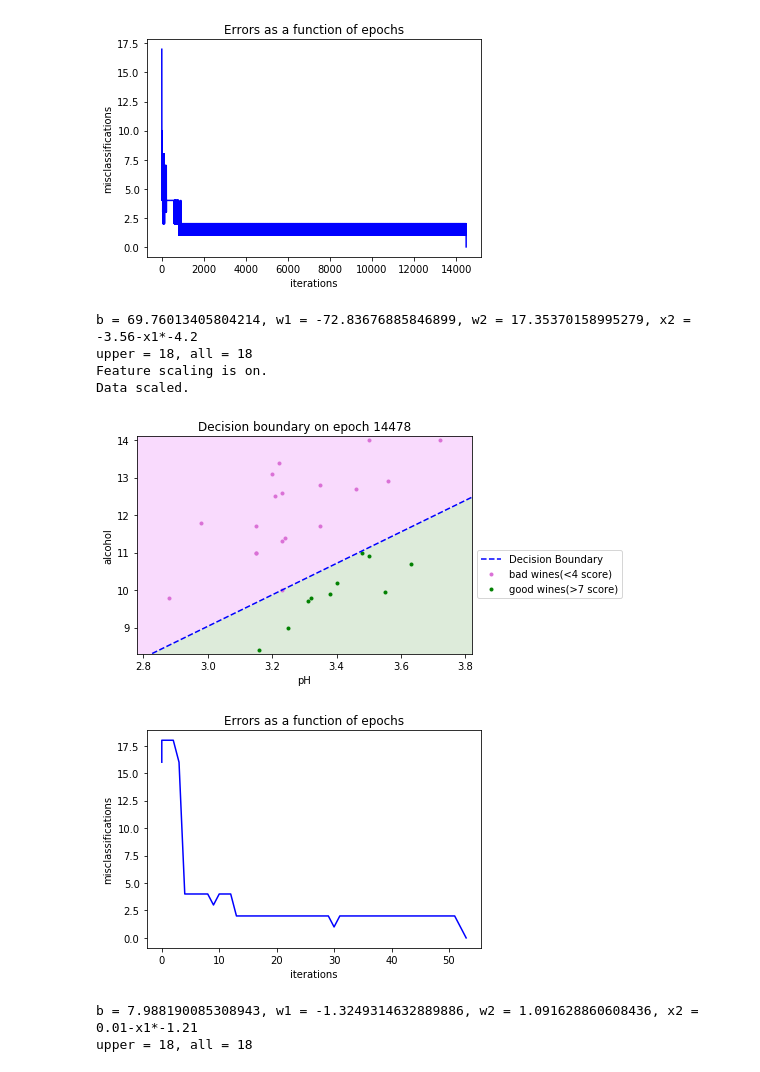
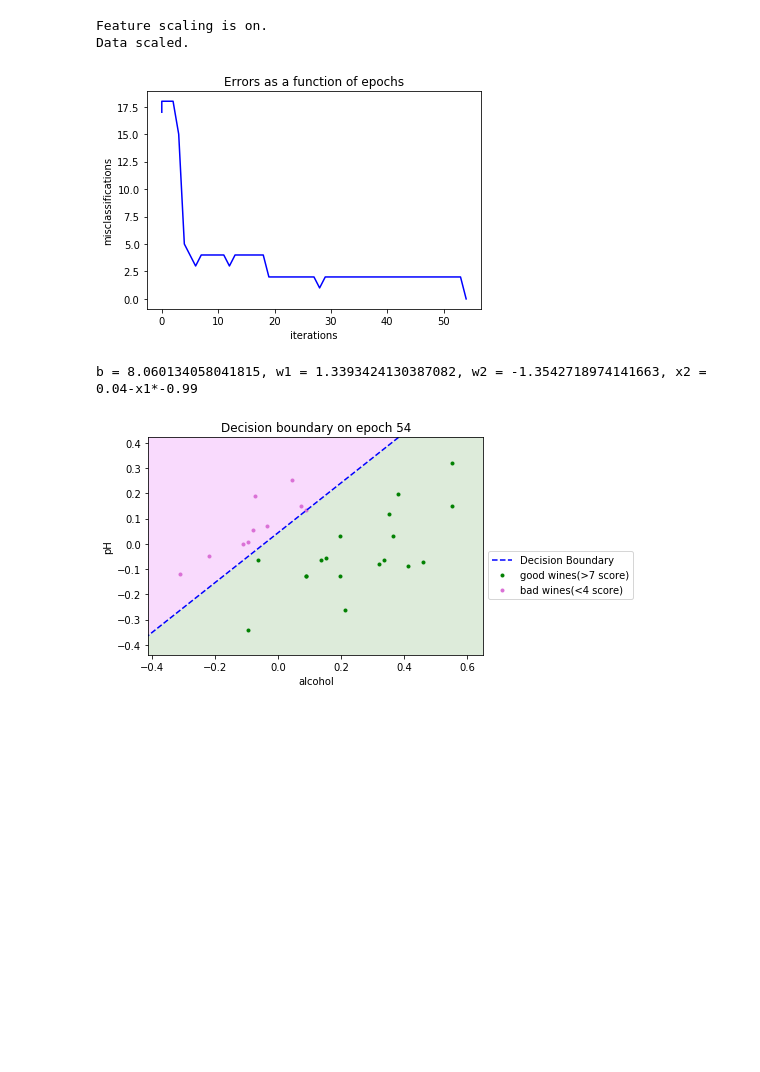
Before and after one commit to tsergien/sommelier, a Jupyter notebook: perceptron.ipynb, the cells around one changed output. Drawn from its saved outputs; the diff is of its cells as text; code cells hidden in the pictures; blank space fills up the shorter version.

Commit message:
colors fix + k fold training

```diff
--- a/perceptron.ipynb
+++ b/perceptron.ipynb
@@ -155,56 +155,51 @@ def plot_performance(performance, wine_data, good_thresh, bad_thresh, factors: l
     # count good dots and define how to fill the field
     right_color, left_color = green, pink
     upper_dots = 0
-    for xi, yi in zip(xg, yg):
+    for xi, yi in zip(xb, yb):
         if (good_thresh - b - w1 * xi) / w2 < yi:
             upper_dots += 1
-    print(f'upper = {upper_dots}, all = {len(xg)}')
-    if upper_dots > len(xg) / 2:
+    if upper_dots > len(xb) / 2:
         right_color, left_color = pink, green
 
 
     plt.fill_between(f1, f2, max(f1)+5, facecolor=right_color)
     plt.fill_between(f1, f2, min(f1)-5, facecolor=left_color)
-    plt.scatter(xg, yg, marker='.', c='orchid', label=f'bad wines(<{bad_thresh+1} score)')
-    plt.scatter(xb, yb, marker='.', c='green', label=f'good wines(>{good_thresh-1} score)')
+    plt.scatter(xg, yg, marker='.', c='green', label=f'good wines(>{good_thresh-1} score)')
+    plt.scatter(xb, yb, marker='.', c='orchid', label=f'bad wines(<{bad_thresh+1} score)')
     plt.title(f'Decision boundary on epoch {epoch}')
     plt.xlabel(factors[0])
     plt.ylabel(factors[1])
     plt.legend(loc='upper left', bbox_to_anchor=(1, 0.5))
     return
 
 def prepare_data_and_train(wine_data: pd.DataFrame, learning_rate, \
                            factors: list, wines_threshs: list, epochs: int):
     perceptron = Perceptron(wines_threshs[1], learning_rate, epochs)
     part = wine_data[(wine_data.quality <= wines_threshs[0]) | (wine_data.quality >= wines_threshs[1])]
     part.index = range(len(part))
     x = part[factors].values
     d = (part['quality'] >= wines_threshs[1]).astype(int)
     perceptron.train(x, d)
     plot_performance(perceptron.res, part, wines_threshs[1], wines_threshs[0], factors, perceptron.res[-1][0])
     return
 
 
 red_df = pd.read_csv("resources/winequality-red.csv", sep=";")
-prepare_data_and_train(red_df, 0.1, ['pH', 'alcohol'], [3, 8], 0)
+# prepare_data_and_train(red_df, 0.1, ['alcohol', 'pH'], [3, 8], 0)
 
 # feature scaling
 red_df = feature_scaling(red_df)
-prepare_data_and_train(red_df, 0.1, ['pH', 'alcohol'], [3, 8], 0)
+prepare_data_and_train(red_df, 0.1, ['alcohol', 'pH'], [3, 8], 0)
 
 # prepare_data_and_train(red_df, 0.1, ['chlorides', 'sulphates'], [3, 8], 10000)
 # prepare_data_and_train(red_df, 0.1, ['volatile acidity', 'alcohol'], [3, 8], 10000)
 # prepare_data_and_train(red_df, 0.01, ['density', 'volatile acidity'], [3, 8], 10000)
 # prepare_data_and_train(red_df, 0.1, ['density', 'volatile acidity'], [3, 8], 10000)
 
 # V.2 end
 # %% [output]
+Feature scaling is on.
+Data scaled.
-[figure, old version]
+[figure, new version]
-b = 69.76013405804214, w1 = -72.83676885846899, w2 = 17.35370158995279, x2 = -3.56-x1*-4.2
-upper = 18, all = 18
-Feature scaling is on.
-Data scaled.
+b = 8.060134058041815, w1 = 1.3393424130387082, w2 = -1.3542718974141663, x2 = 0.04-x1*-0.99
-[figure, old version]
+[figure, new version]
-[figure, removed]
-b = 7.988190085308943, w1 = -1.3249314632889886, w2 = 1.091628860608436, x2 = 0.01-x1*-1.21
-upper = 18, all = 18
```
Also changed, not shown: parts of 3 cells of this notebook.
